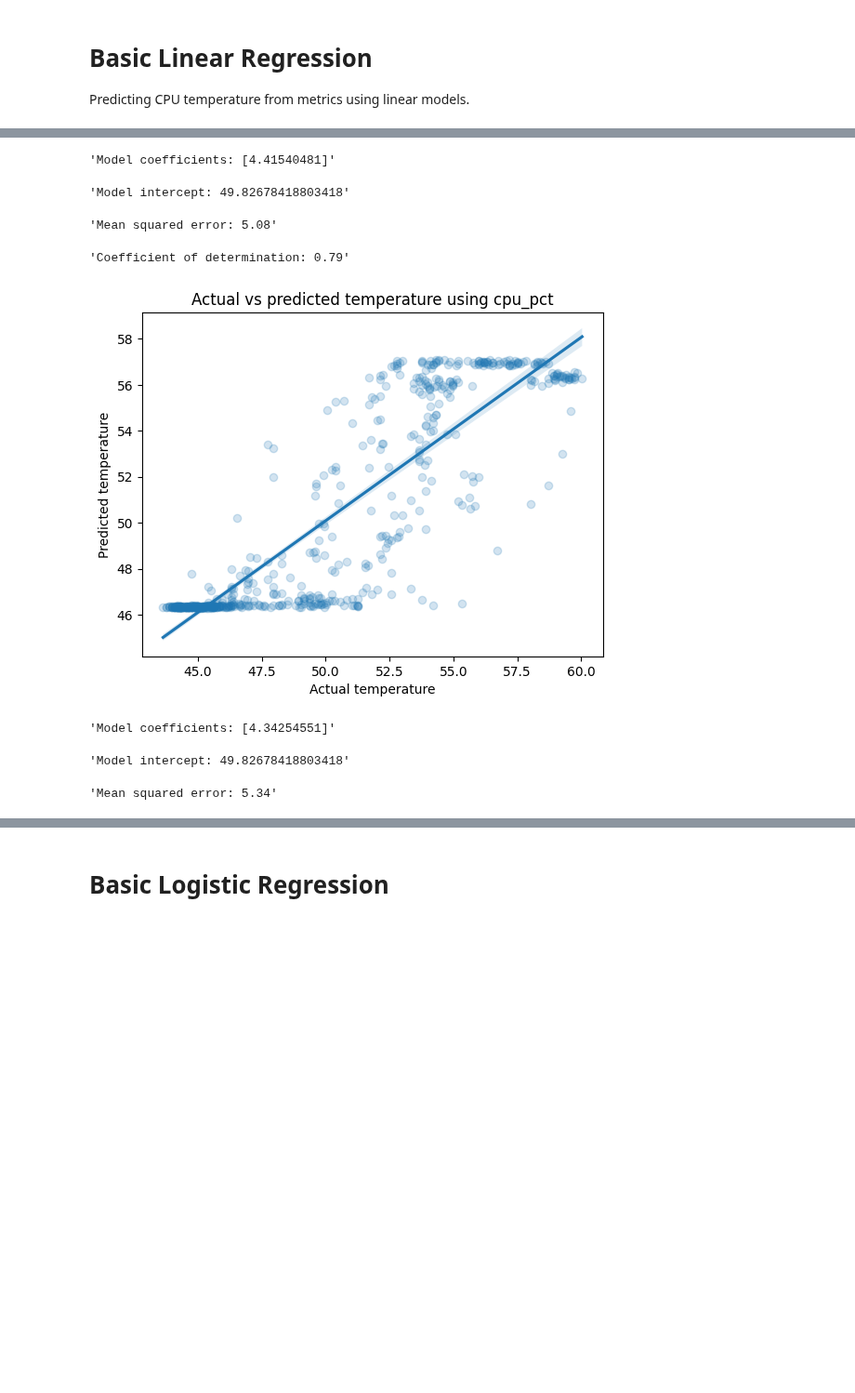
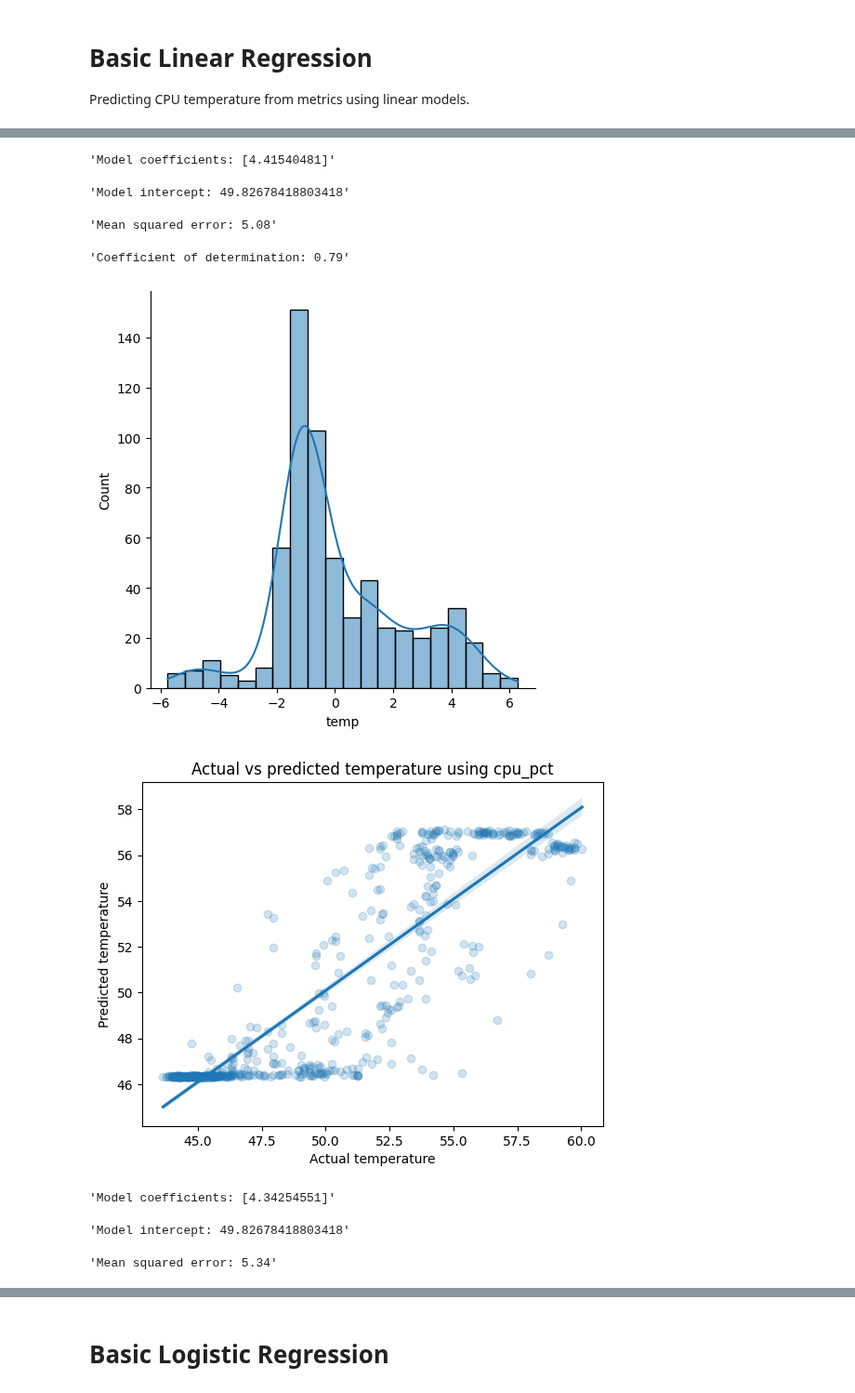
Before and after one commit to raspberrypipress/ai-projects-raspberrypi, a Jupyter notebook: code/ch03/Analyse CPU Data.ipynb, the cells around one changed output, grey strips where cells are left out. Shown at 93% size. Saved outputs shown, nothing was run; the diff lists cells and outputs as text; code cells hidden in the pictures; blank space fills up the shorter version.

```diff
--- a/code/ch03/Analyse CPU Data.ipynb
+++ b/code/ch03/Analyse CPU Data.ipynb
@@ -73,34 +74,38 @@ for fc in [[x] for x in linreg_features] + [linreg_features]:
     # Create the regression pipeline and fit the model.
     linreg = make_pipeline(StandardScaler(),
                            LinearRegression())
     linreg.fit(X_train,y_train)
     y_pred = linreg.predict(X_test)
 
     # Plot the test data vs the model's predictions.
     sns.regplot(x=y_test, y=y_pred, scatter_kws={'alpha':0.2})
     plt.xlabel('Actual temperature')
     plt.ylabel('Predicted temperature')
     plt.title(f"Actual vs predicted temperature using {', '.join(fc)}")
     plt.show()
 
     # Show some model stats
     regression_model = linreg.named_steps['linearregression']
     display(f"Model coefficients: {regression_model.coef_}")
     display(f"Model intercept: {regression_model.intercept_}")
 
     # We want a low mean squared error and a coefficient of
     # determination (R^2) as close to 1 as possible.
     mse = mean_squared_error(y_test, y_pred)
     r2 = r2_score(y_test, y_pred)
     display(f"Mean squared error: {mse:.2f}")
     display(f"Coefficient of determination: {r2:.2f}")
+
+    sns.displot((y_test - y_pred), kde=True)
+    plt.show()
 # %% [output]
 [figure]
 'Model coefficients: [4.41540481]'
 'Model intercept: 49.82678418803418'
 'Mean squared error: 5.08'
 'Coefficient of determination: 0.79'
-[figure, old version]
+[figure, new version]
+[figure, new version]
 'Model coefficients: [4.34254551]'
 'Model intercept: 49.82678418803418'
 'Mean squared error: 5.34'
```
Also changed, not shown: parts of 5 cells of this notebook.
